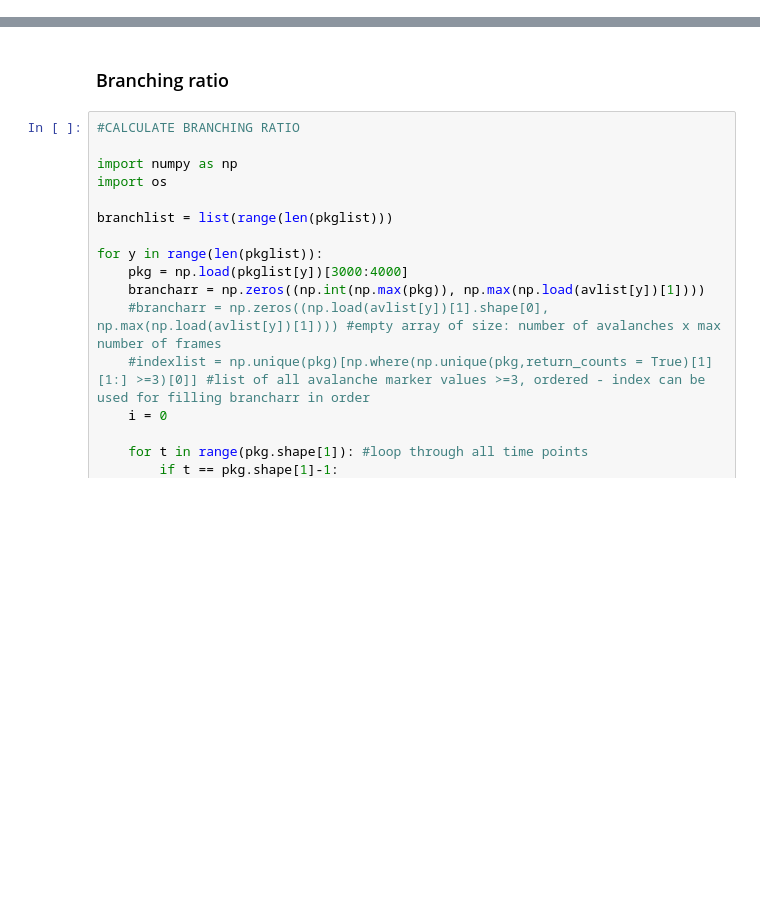
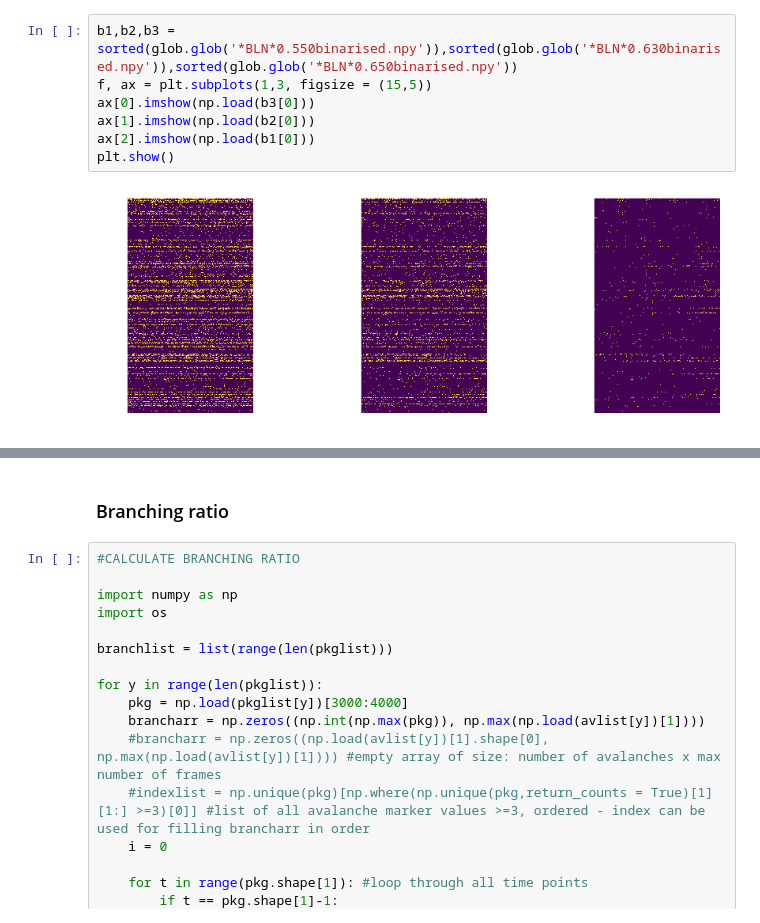
Before and after one commit to dafishcode/suite2p_analysis_py, a Jupyter notebook: avfig2.ipynb, the cells around one changed output, grey strips where cells are left out. Drawn from its saved outputs; the diff is of its cells as text; blank space fills up the shorter version.

```diff
--- a/avfig2.ipynb
+++ b/avfig2.ipynb
@@ -281,0 +200,9 @@ for i in range(len(P20avlist)):
+# %%
+b1,b2,b3 =  sorted(glob.glob('*BLN*0.550binarised.npy')),sorted(glob.glob('*BLN*0.630binarised.npy')),sorted(glob.glob('*BLN*0.650binarised.npy'))
+f, ax = plt.subplots(1,3, figsize = (15,5))
+ax[0].imshow(np.load(b3[0]))
+ax[1].imshow(np.load(b2[0]))
+ax[2].imshow(np.load(b1[0]))
+plt.show()
+# %% [output]
+[figure, added]
```
Also changed, not shown: parts of 51 cells of this notebook, 5 other files.
